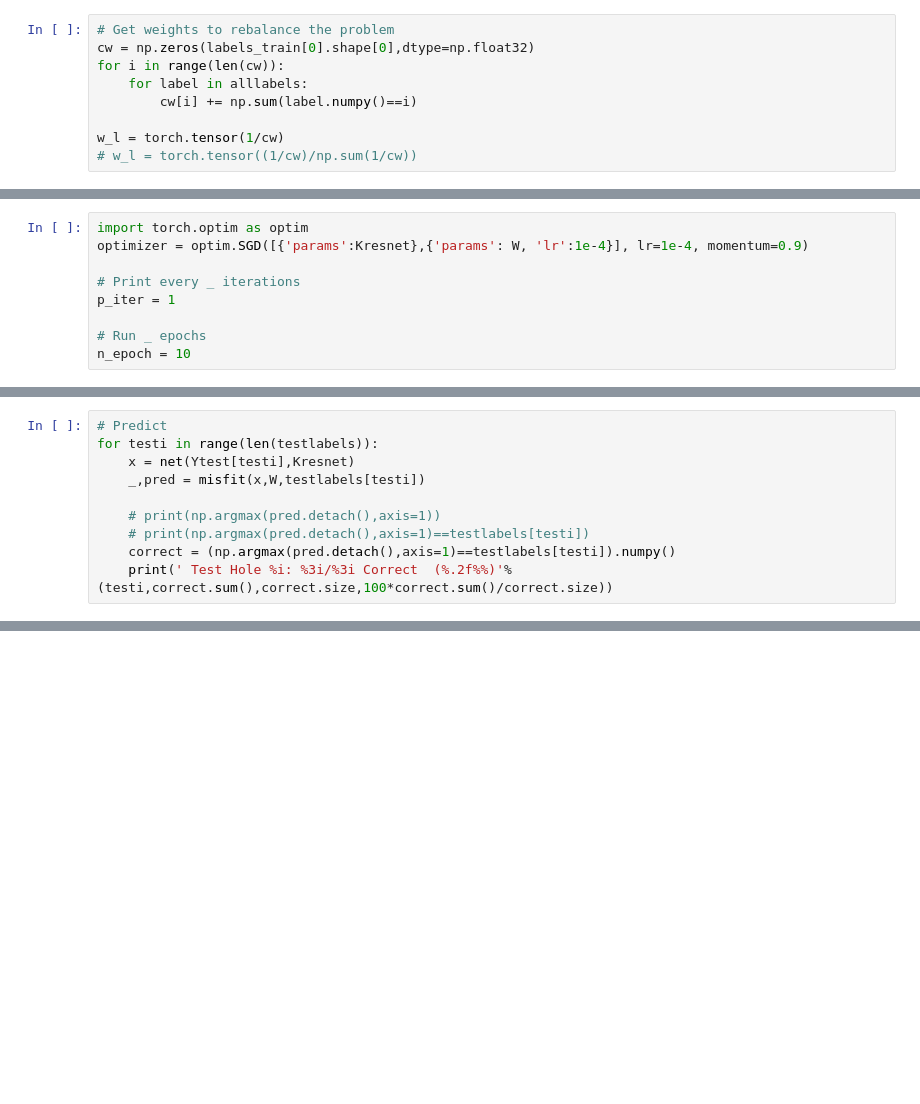
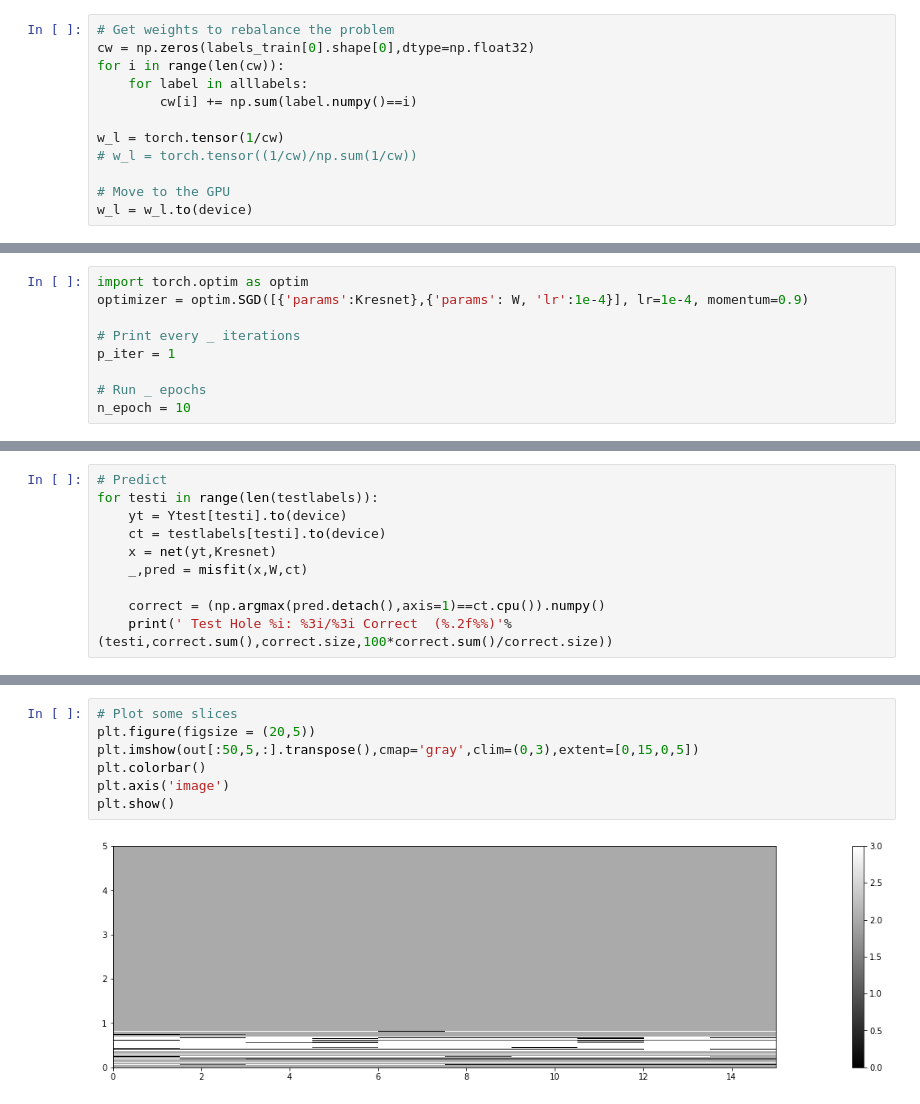
Before and after one commit to eldadHaber/PDENet, a Jupyter notebook: parse_seam_data.ipynb, the cells around one changed output, grey strips where cells are left out. Cells and saved outputs as stored; diff of their text form; blank space fills up the shorter version.

```diff
--- a/parse_seam_data.ipynb
+++ b/parse_seam_data.ipynb
@@ -93,6 +99,9 @@ for i in range(len(cw)):
 
 w_l = torch.tensor(1/cw)
 # w_l = torch.tensor((1/cw)/np.sum(1/cw))
+
+# Move to the GPU
+w_l = w_l.to(device)
 # %%
 for i,(ci,wi) in enumerate(zip(cw,w_l)):
     print('Class %i:  %4i examples  |  weight = %.5f'%(i,ci,wi))
@@ -315,11 +318,11 @@ Finished Training
 # %%
 # Predict
 for testi in range(len(testlabels)):
-    x = net(Ytest[testi],Kresnet)
-    _,pred = misfit(x,W,testlabels[testi])
+    yt = Ytest[testi].to(device)
+    ct = testlabels[testi].to(device)
+    x = net(yt,Kresnet)
+    _,pred = misfit(x,W,ct)
 
-    # print(np.argmax(pred.detach(),axis=1))
-    # print(np.argmax(pred.detach(),axis=1)==testlabels[testi])
-    correct = (np.argmax(pred.detach(),axis=1)==testlabels[testi]).numpy()
+    correct = (np.argmax(pred.detach(),axis=1)==ct.cpu()).numpy()
     print(' Test Hole %i: %3i/%3i Correct  (%.2f%%)'%(testi,correct.sum(),correct.size,100*correct.sum()/correct.size))
 # %% [output]
@@ -330,0 +454,9 @@ for testi in range(len(testlabels)):
+# %%
+# Plot some slices
+plt.figure(figsize = (20,5))
+plt.imshow(out[:50,5,:].transpose(),cmap='gray',clim=(0,3),extent=[0,15,0,5])
+plt.colorbar()
+plt.axis('image')
+plt.show()
+# %% [output]
+[figure, added]
```
Also changed, not shown: parts of 15 cells of this notebook.
